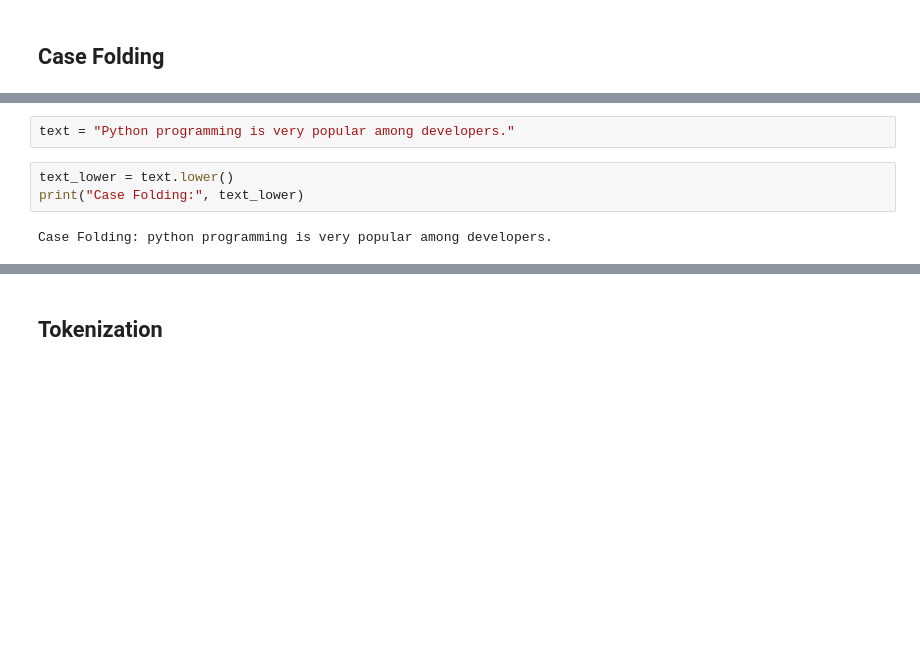
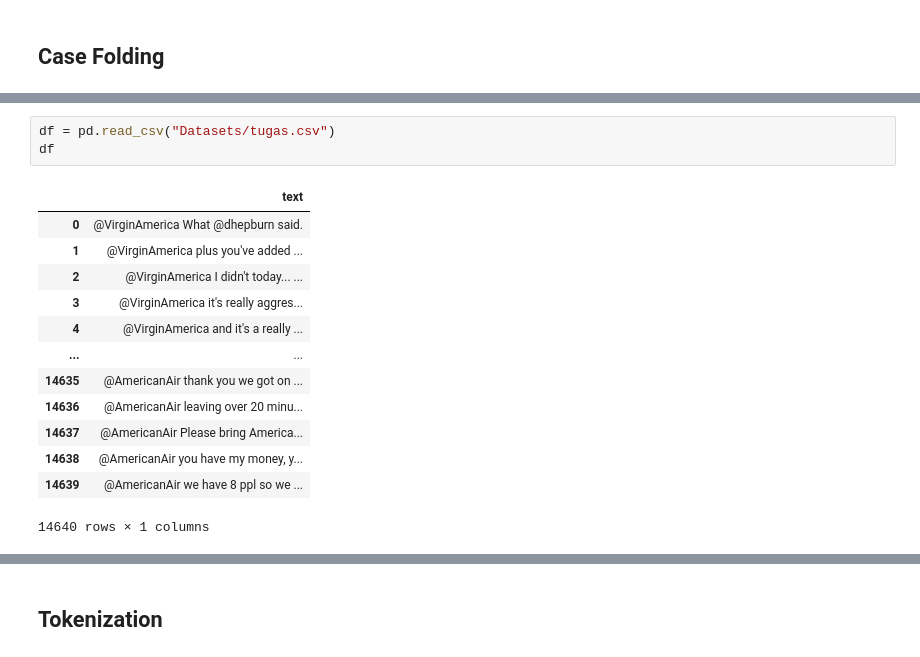
Before and after one commit to andrianang/Modul-NLP, a Jupyter notebook: Modul 1 - Text Preprocessing/Text_Preprocessing.ipynb, the cells around one changed output, grey strips where cells are left out. Cells and saved outputs as stored; diff of their text form; blank space fills up the shorter version.

```diff
--- a/Modul 1 - Text Preprocessing/Text_Preprocessing.ipynb
+++ b/Modul 1 - Text Preprocessing/Text_Preprocessing.ipynb
@@ -27,8 +32,18 @@ nltk.download('punkt_tab')
 True
-# %%
-text = "Python programming is very popular among developers."
-# %%
-text_lower = text.lower()
-print("Case Folding:", text_lower)
-# %% [output]
-Case Folding: python programming is very popular among developers.
+# %%
+df = pd.read_csv("Datasets/tugas.csv")
+df
+# %% [output]
+|  | text |
+| 0 | @VirginAmerica What @dhepburn said. |
+| 1 | @VirginAmerica plus you've added ... |
+| 2 | @VirginAmerica I didn't today... ... |
+| 3 | @VirginAmerica it's really aggres... |
+| 4 | @VirginAmerica and it's a really ... |
+| ... | ... |
+| 14635 | @AmericanAir thank you we got on ... |
+| 14636 | @AmericanAir leaving over 20 minu... |
+| 14637 | @AmericanAir Please bring America... |
+| 14638 | @AmericanAir you have my money, y... |
+| 14639 | @AmericanAir we have 8 ppl so we ... |
+14640 rows × 1 columns
```
Also changed, not shown: parts of 17 cells of this notebook.
